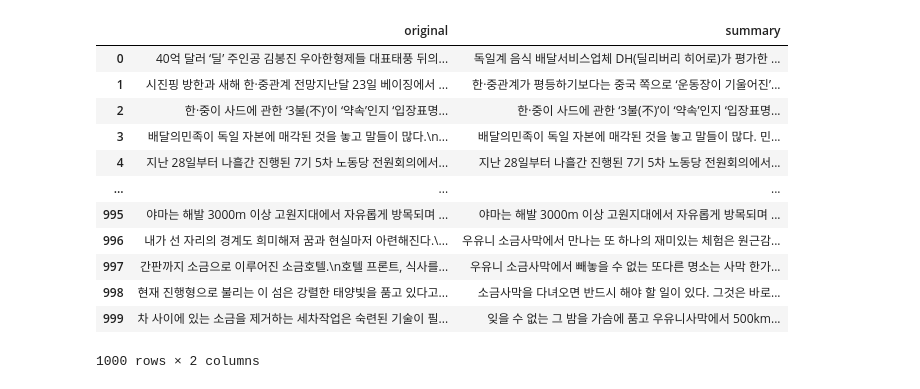
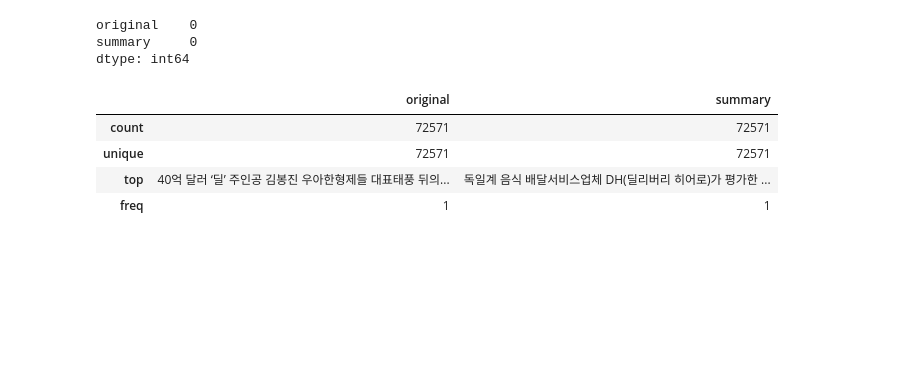
Before and after one commit to Tiabet/Project_Market, a Jupyter notebook: JsontoPandas.ipynb, the cells around one changed output. Drawn from its saved outputs; the diff is of its cells as text; code cells hidden in the pictures; blank space fills up the shorter version.

```diff
--- a/JsontoPandas.ipynb
+++ b/JsontoPandas.ipynb
@@ -3,7 +3,7 @@ import os
 import json
 import pandas as pd
 
-main_folder_path = 'sample'
+main_folder_path = '데이터/1.Training/라벨링데이터/TL1'
 
 original = []
 summary = []
@@ -23,21 +23,20 @@ for root, dirs, files in os.walk(main_folder_path): #하위폴더들을 모두
 
 df = pd.DataFrame({'original' : original, 'summary' : summary})
 # %%
-df
+df.isnull().sum(axis=0) #null값 없음
 # %% [output]
-|  | original | summary |
-| 0 | 40억 달러 ‘딜’ 주인공 김봉진 우아한형제들 대표태풍 뒤의... | 독일계 음식 배달서비스업체 DH(딜리버리 히어로)가 평가한 ... |
-| 1 | 시진핑 방한과 새해 한·중관계 전망지난달 23일 베이징에서 ... | 한·중관계가 평등하기보다는 중국 쪽으로 ‘운동장이 기울어진’... |
-| 2 | 한·중이 사드에 관한 ‘3불(不)’이 ‘약속’인지 ‘입장표명... | 한·중이 사드에 관한 ‘3불(不)’이 ‘약속’인지 ‘입장표명... |
-| 3 | 배달의민족이 독일 자본에 매각된 것을 놓고 말들이 많다.\n... | 배달의민족이 독일 자본에 매각된 것을 놓고 말들이 많다. 민... |
-| 4 | 지난 28일부터 나흘간 진행된 7기 5차 노동당 전원회의에서... | 지난 28일부터 나흘간 진행된 7기 5차 노동당 전원회의에서... |
-| ... | ... | ... |
-| 995 | 야마는 해발 3000m 이상 고원지대에서 자유롭게 방목되며 ... | 야마는 해발 3000m 이상 고원지대에서 자유롭게 방목되며 ... |
-| 996 | 내가 선 자리의 경계도 희미해져 꿈과 현실마저 아련해진다.\... | 우유니 소금사막에서 만나는 또 하나의 재미있는 체험은 원근감... |
-| 997 | 간판까지 소금으로 이루어진 소금호텔.\n호텔 프론트, 식사를... | 우유니 소금사막에서 빼놓을 수 없는 또다른 명소는 사막 한가... |
-| 998 | 현재 진행형으로 불리는 이 섬은 강렬한 태양빛을 품고 있다고... | 소금사막을 다녀오면 반드시 해야 할 일이 있다. 그것은 바로... |
-| 999 | 차 사이에 있는 소금을 제거하는 세차작업은 숙련된 기술이 필... | 잊을 수 없는 그 밤을 가슴에 품고 우유니사막에서 500km... |
-1000 rows × 2 columns
+original    0
+summary     0
+dtype: int64
+# %%
+df = df.drop_duplicates(subset = ['original','summary']) #중복값 제거
+df.describe()
+# %% [output]
+|  | original | summary |
+| count | 72571 | 72571 |
+| unique | 72571 | 72571 |
+| top | 40억 달러 ‘딜’ 주인공 김봉진 우아한형제들 대표태풍 뒤의... | 독일계 음식 배달서비스업체 DH(딜리버리 히어로)가 평가한 ... |
+| freq | 1 | 1 |
 # %%
 import re
 
```
Also changed, not shown: parts of 1 cell of this notebook, 3 other files.
